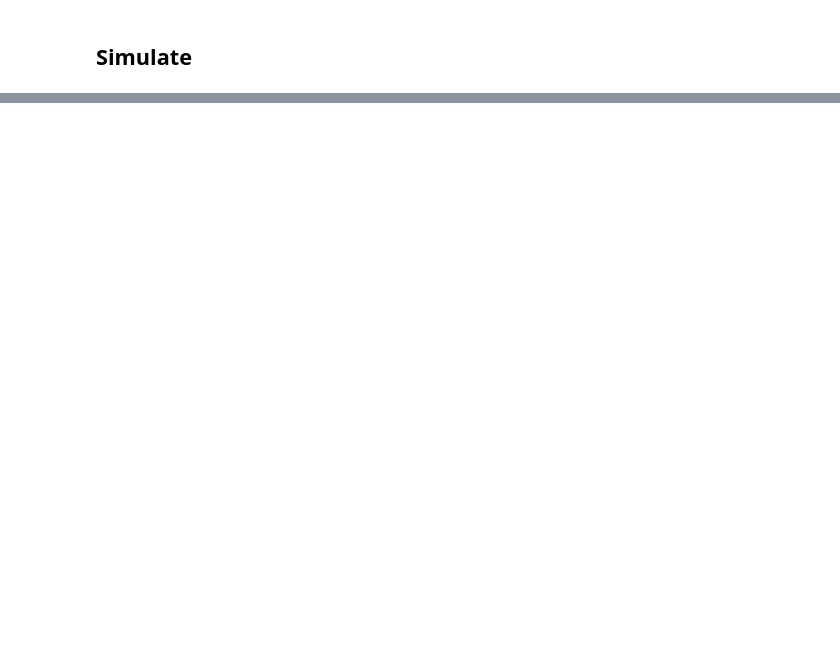
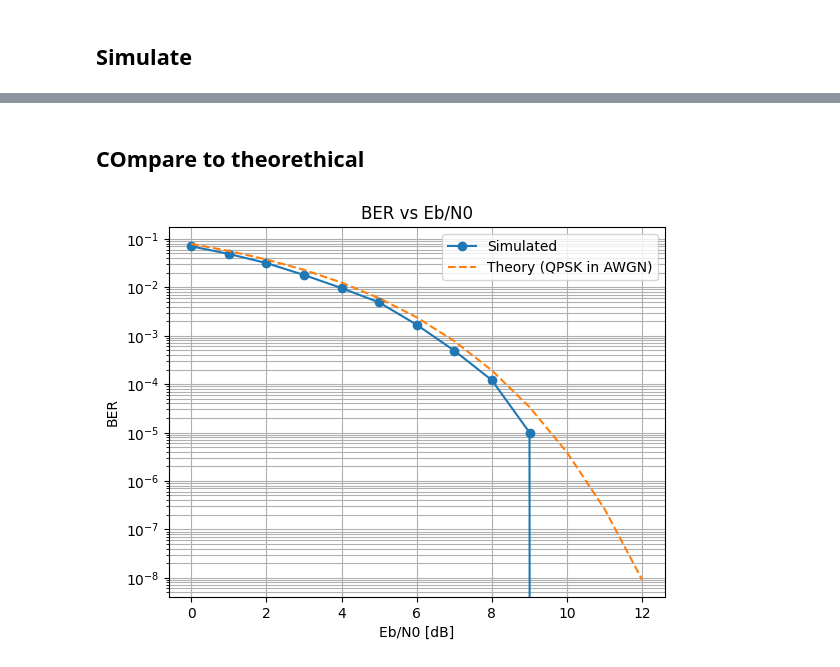
Before and after one commit to axellangenskiold/eitn21, a Jupyter notebook: assignment1_axel.ipynb, the cells around one changed output, grey strips where cells are left out. Saved outputs shown, nothing was run; the diff lists cells and outputs as text; code cells hidden in the pictures; blank space fills up the shorter version.

```diff
--- a/assignment1_axel.ipynb
+++ b/assignment1_axel.ipynb
@@ -346,0 +329,16 @@ NameError: name 'bits_to_qpsk' is not defined
+# %% [markdown]
+## COmpare to theorethical
+# %%
+EbN0_lin = 10**(EbN0_dB_values / 10)
+ber_theory = 0.5 * erfc(np.sqrt(EbN0_lin))
+
+plt.semilogy(EbN0_dB_values, ber_values, 'o-', label='Simulated')
+plt.semilogy(EbN0_dB_values, ber_theory, '--', label='Theory (QPSK in AWGN)')
+plt.title("BER vs Eb/N0")
+plt.xlabel("Eb/N0 [dB]")
+plt.ylabel("BER")
+plt.grid(True, which='both')
+plt.legend()
+plt.show()
+# %% [output]
+[figure, added]
```
Also changed, not shown: parts of 14 cells of this notebook.
